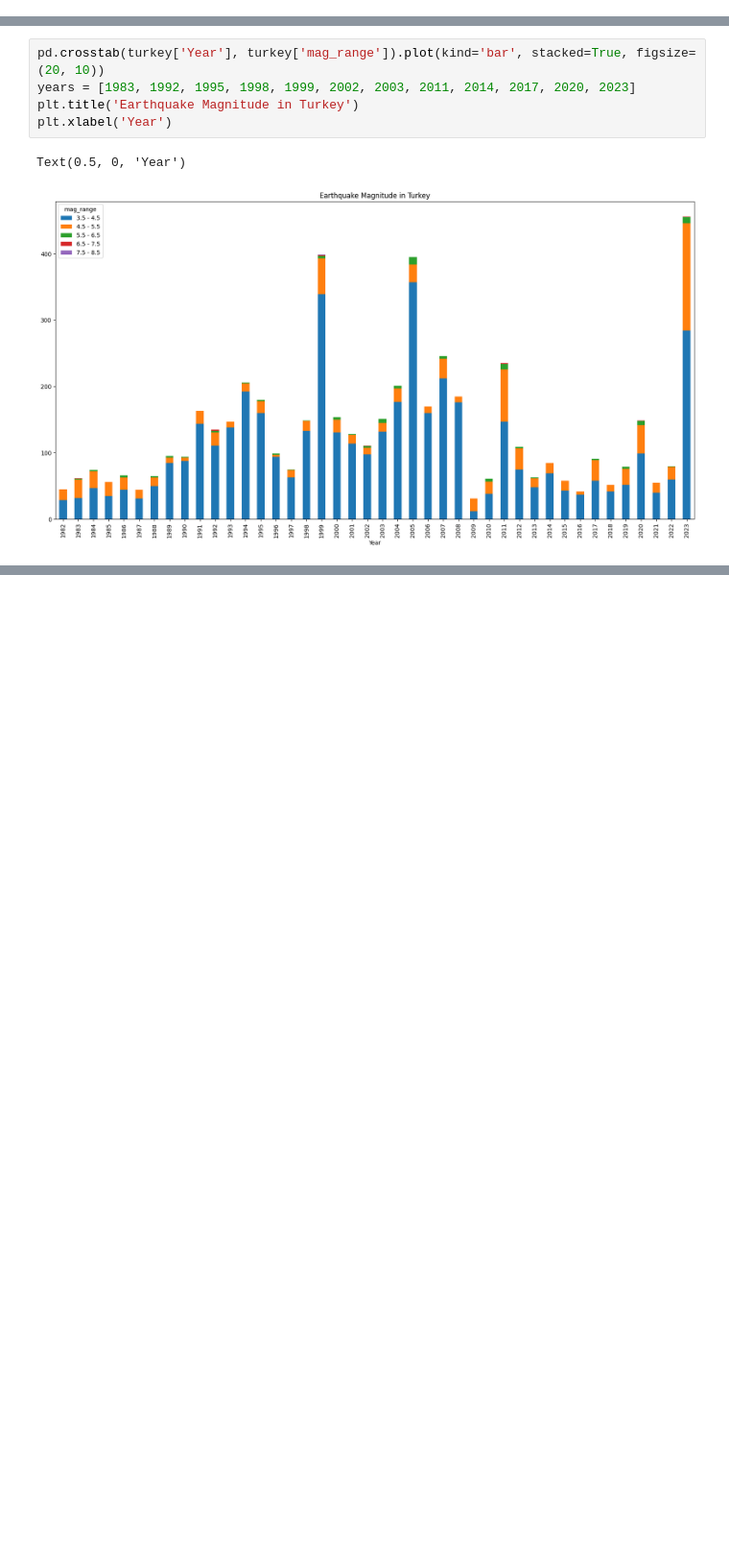
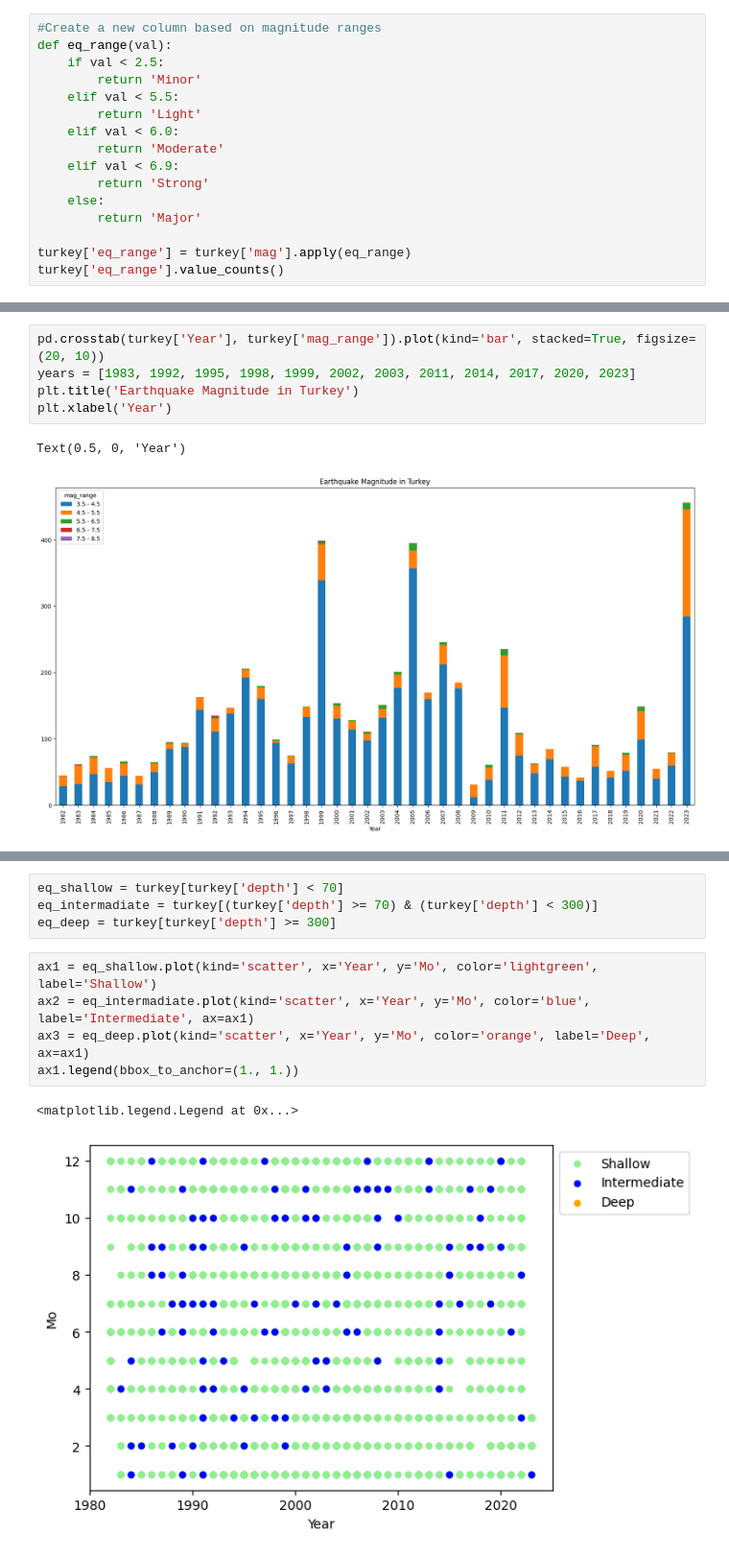
Before and after one commit to badicev/Holistic-Data-Science-Bootcamp-2, a Jupyter notebook: Earthquakes EDA2.ipynb, the cells around one changed output, grey strips where cells are left out. Shown at 96% size. Saved outputs shown, nothing was run; the diff lists cells and outputs as text; blank space fills up the shorter version.

```diff
--- a/Earthquakes EDA2.ipynb
+++ b/Earthquakes EDA2.ipynb
@@ -191,3 +211,19 @@ eq_light = turkey[(turkey['mag'] >= 2.5) & (turkey['mag'] < 5.4)]
 eq_moderate = turkey[(turkey['mag'] >= 5.5) & (turkey['mag'] < 6.0)]
 eq_strong = turkey[(turkey['mag'] >= 6.1) & (turkey['mag'] < 6.9)]
 eq_major = turkey[turkey['mag'] >= 7.0]
+# %%
+#Create a new column based on magnitude ranges
+def eq_range(val):
+    if val < 2.5:
+        return 'Minor'
+    elif val < 5.5:
+        return 'Light'
+    elif val < 6.0:
+        return 'Moderate'
+    elif val < 6.9:
+        return 'Strong'
+    else:
+        return 'Major'
+
+turkey['eq_range'] = turkey['mag'].apply(eq_range)
+turkey['eq_range'].value_counts()
@@ -232,0 +281,12 @@ memory usage: 103.3+ KB
+# %%
+eq_shallow = turkey[turkey['depth'] < 70]
+eq_intermadiate = turkey[(turkey['depth'] >= 70) & (turkey['depth'] < 300)]
+eq_deep = turkey[turkey['depth'] >= 300]
+# %%
+ax1 = eq_shallow.plot(kind='scatter', x='Year', y='Mo', color='lightgreen', label='Shallow')
+ax2 = eq_intermadiate.plot(kind='scatter', x='Year', y='Mo', color='blue',  label='Intermediate', ax=ax1)
+ax3 = eq_deep.plot(kind='scatter', x='Year', y='Mo', color='orange', label='Deep',  ax=ax1)
+ax1.legend(bbox_to_anchor=(1., 1.))
+# %% [output]
+<matplotlib.legend.Legend at 0x...>
+[figure, added]
```
Also changed, not shown: parts of 9 cells of this notebook.
